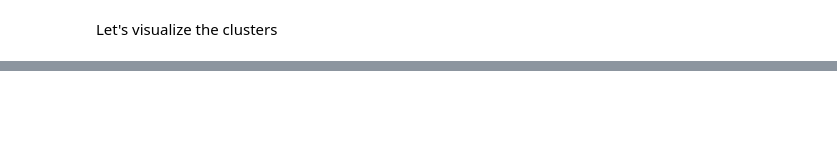
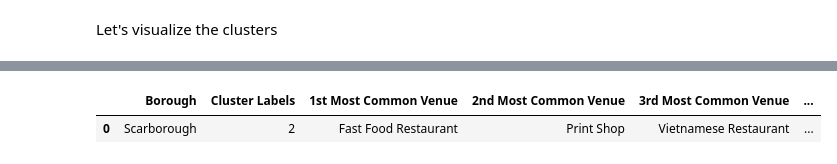
Before and after one commit to elkon87/Segmenting-and-Clustering-Neighborhoods-in-Toronto, a Jupyter notebook: Segmenting-and-Clustering-Neighborhoods-in-Toronto-part3.ipynb, the cells around one changed output, grey strips where cells are left out. Cells and saved outputs as stored; diff of their text form; code cells hidden in the pictures; blank space fills up the shorter version.

```diff
--- a/Segmenting-and-Clustering-Neighborhoods-in-Toronto-part3.ipynb
+++ b/Segmenting-and-Clustering-Neighborhoods-in-Toronto-part3.ipynb
@@ -702,0 +747,5 @@ NameError: name 'scarborough_merged' is not defined
+# %%
+scarborough_merged.loc[scarborough_merged['Cluster Labels'] == 2, scarborough_merged.columns[[1] + list(range(5, scarborough_merged.shape[1]))]]
+# %% [output]
+|  | Borough | Cluster Labels | 1st Most Common Venue | 2nd Most Common Venue | 3rd Most Common Venue | ... |
+| 0 | Scarborough | 2 | Fast Food Restaurant | Print Shop | Vietnamese Restaurant | ... |
```
Also changed, not shown: parts of 15 cells of this notebook.
